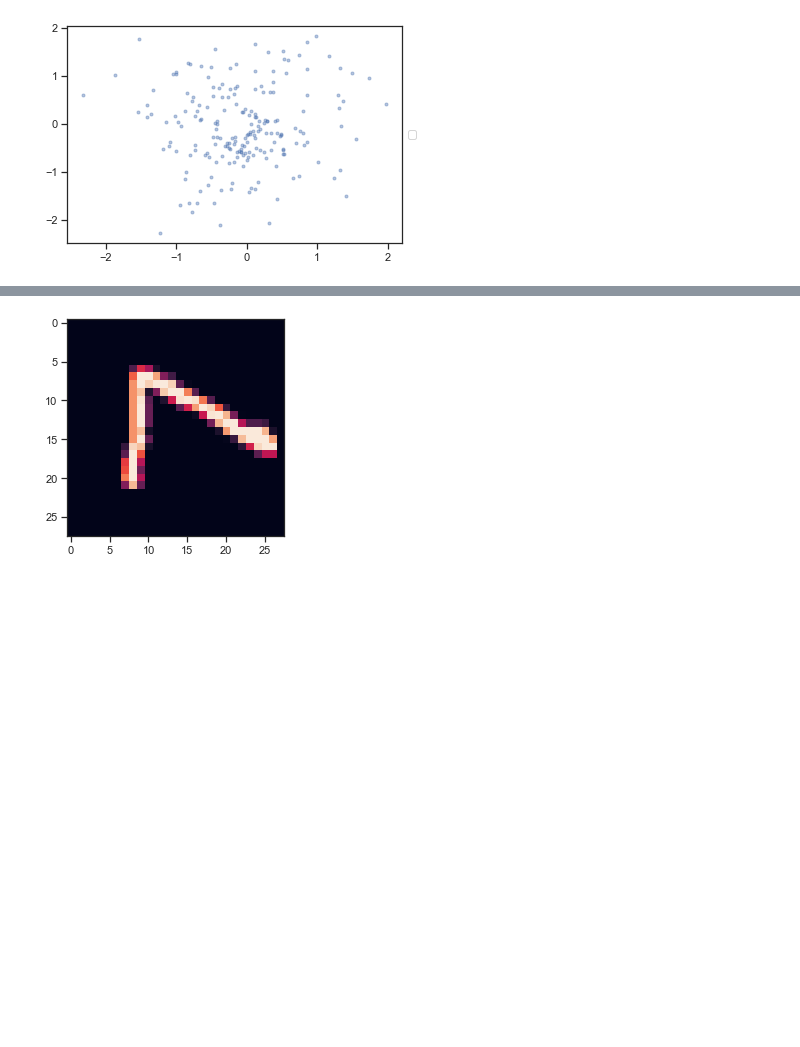
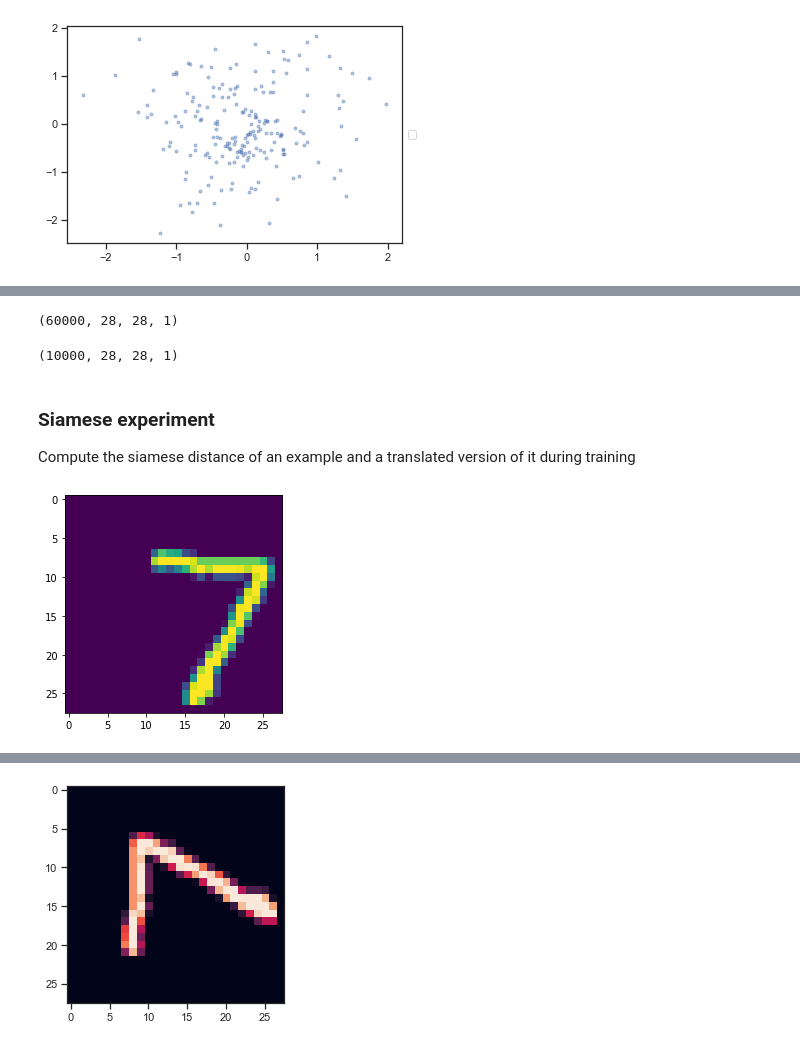
Before and after one commit to Didayolo/generators, a Jupyter notebook: vae_benchmark.ipynb, the cells around one changed output, grey strips where cells are left out. Saved outputs shown, nothing was run; the diff lists cells and outputs as text; code cells hidden in the pictures; blank space fills up the shorter version.

Commit message:
New experiments outline.

```diff
--- a/vae_benchmark.ipynb
+++ b/vae_benchmark.ipynb
@@ -302,0 +291,8 @@ apd.AutoData(model.encoder.predict(x_decoded)).plot()
+# %%
+x_train.shape
+# %% [output]
+(60000, 28, 28, 1)
+# %%
+x_test.shape
+# %% [output]
+(10000, 28, 28, 1)
@@ -302,0 +301,8 @@ apd.AutoData(model.encoder.predict(x_decoded)).plot()
+# %% [markdown]
+### Siamese experiment
+
+Compute the siamese distance of an example and a translated version of it during training
+# %%
+show(np.roll(x_test[0], 5, 0))
+# %% [output]
+[figure, added]
```
Also changed, not shown: parts of 27 cells of this notebook.
